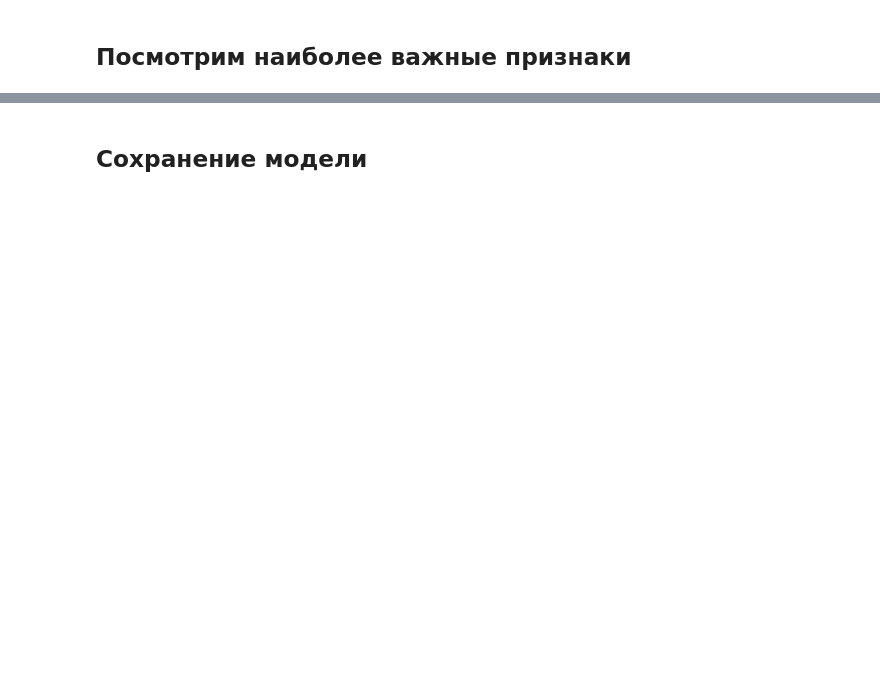
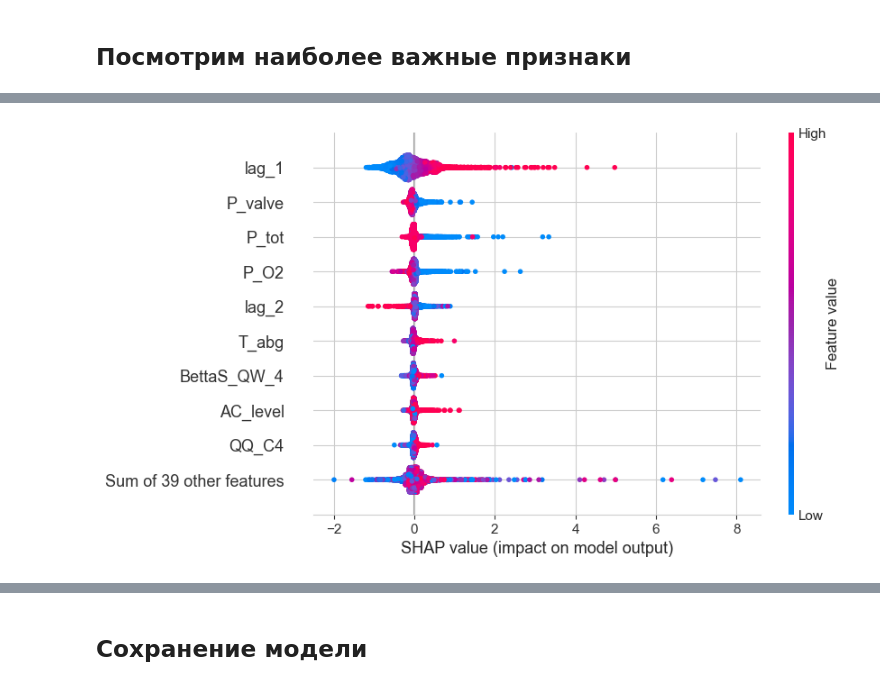
Before and after one commit to ss52/project_pox_pokr, a Jupyter notebook: notebooks/Model_lgbm.ipynb, the cells around one changed output, grey strips where cells are left out. Drawn from its saved outputs; the diff is of its cells as text; code cells hidden in the pictures; blank space fills up the shorter version.

```diff
--- a/notebooks/Model_lgbm.ipynb
+++ b/notebooks/Model_lgbm.ipynb
@@ -160,0 +177,4 @@ shap.plots.bar(shap_values)
+# %%
+shap.plots.beeswarm(shap_values)
+# %% [output]
+[figure, added]
```
Also changed, not shown: parts of 21 cells of this notebook, 2 other files.
